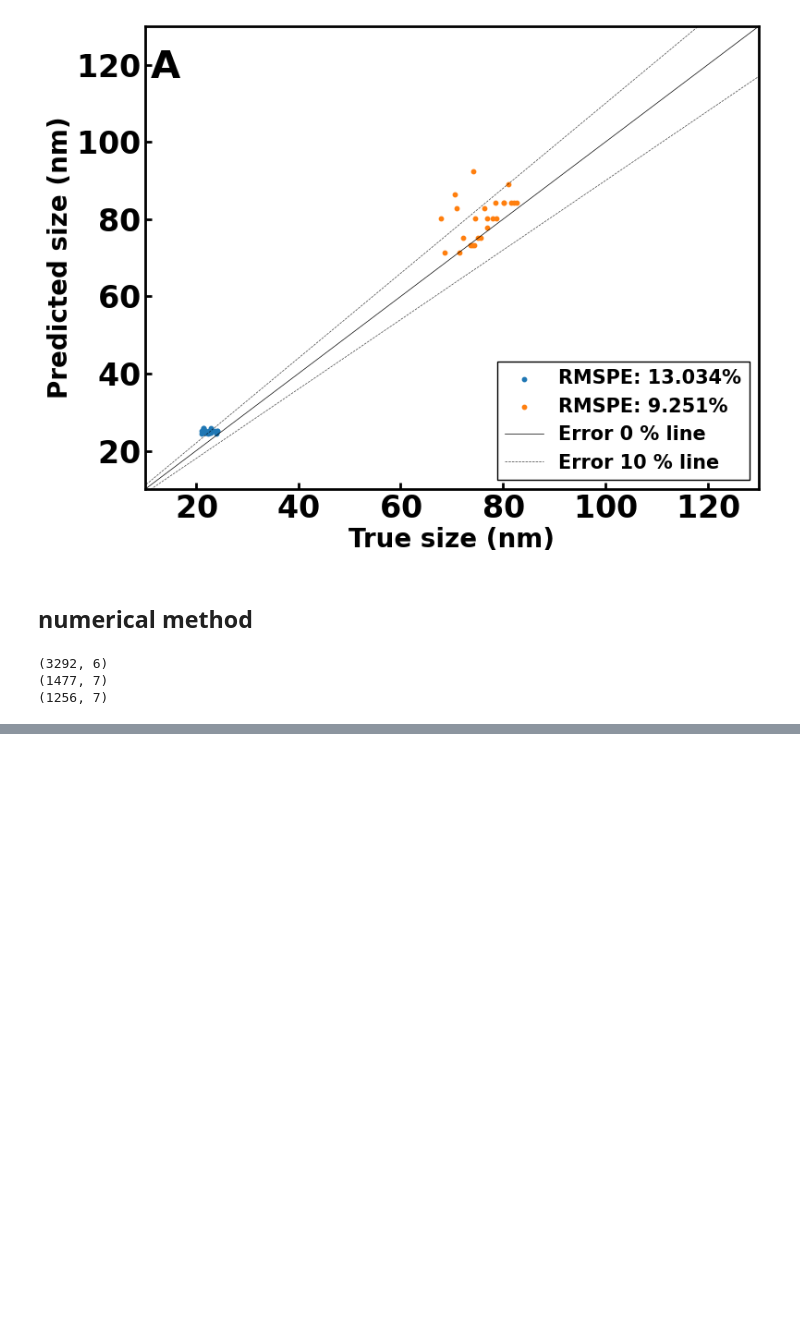
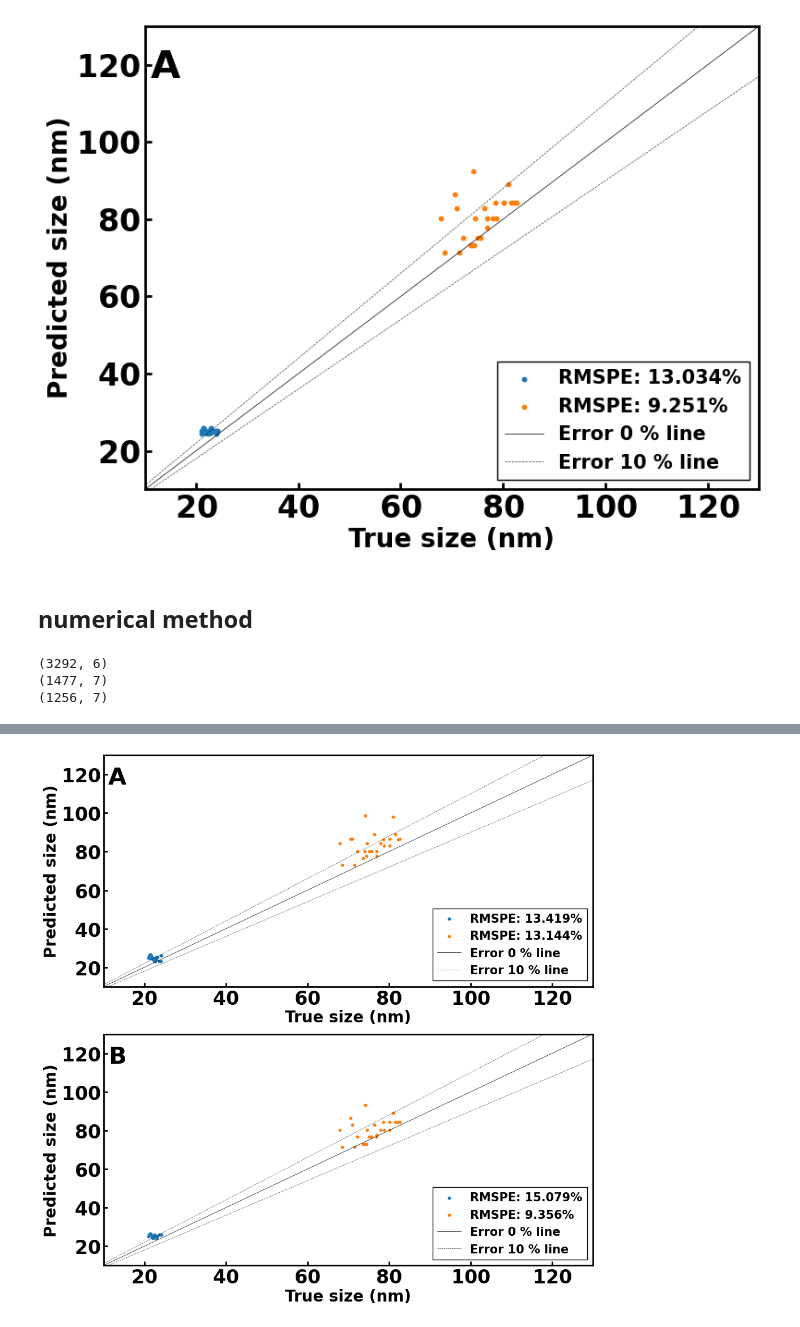
Before and after one commit to SWAN88/AuNR_DA, a Jupyter notebook: 083024_figure4_playground.ipynb, the cells around one changed output, grey strips where cells are left out. Drawn from its saved outputs; the diff is of its cells as text; code cells hidden in the pictures; blank space fills up the shorter version.

```diff
--- a/083024_figure4_playground.ipynb
+++ b/083024_figure4_playground.ipynb
@@ -521,0 +586,41 @@ Text(0.01, 0.95, 'A')
+# %%
+# Create a figure with two subplots, sharing the x-axis
+fig, (ax1, ax2) = plt.subplots(2, 1, sharex=False, figsize=(10, 10))
+
+ax1.scatter(yw_al2o3, yw_pred0, s=10, label=f'RMSPE: {round(rmspew0, 3)}%')
+ax1.scatter(yl_al2o3, yl_pred0, s=10, label=f'RMSPE: {round(rmspel0, 3)}%')
+
+x = np.arange(-1, 181)
+ax1.plot(x, x, c='k', lw=0.5, label='Error 0 % line')
+ax1.plot(x, 1.1*x, c='k', linestyle='--', lw=0.5, label='Error 10 % line', alpha=0.75)
+ax1.plot(x, 0.9*x, c='k', linestyle='--', lw=0.5, alpha=0.75)
+
+ax1.set_xlabel('True size (nm)')
+ax1.set_ylabel('Predicted size (nm)')
+# ax1.set_xticks([2.5, 3.0, 3.5, 4.0, 4.5])
+# ax1.set_yticks([1.5, 1.7, 1.9])
+ax1.set_xlim(10, 130)
+ax1.set_ylim(10, 130)
+ax1.legend(loc='lower right', fontsize=15)
+ax1.text(0.01, 0.95, 'A', ha='left', va='top', transform=ax1.transAxes, fontsize=30)
+
+ax2.scatter(yw_al2o3, yw_pred1, s=10, label=f'RMSPE: {round(rmspew1, 3)}%')
+ax2.scatter(yl_al2o3, yl_pred1, s=10, label=f'RMSPE: {round(rmspel1, 3)}%')
+
+x = np.arange(-1, 181)
+ax2.plot(x, x, c='k', lw=0.5, label='Error 0 % line')
+ax2.plot(x, 1.1*x, c='k', linestyle='--', lw=0.5, label='Error 10 % line', alpha=0.75)
+ax2.plot(x, 0.9*x, c='k', linestyle='--', lw=0.5, alpha=0.75)
+
+ax2.set_xlabel('True size (nm)')
+ax2.set_ylabel('Predicted size (nm)')
+# ax2.set_xticks([2.5, 3.0, 3.5, 4.0, 4.5])
+# ax2.set_yticks([1.5, 1.7, 1.9])
+ax2.set_xlim(10, 130)
+ax2.set_ylim(10, 130)
+ax2.legend(loc='lower right', fontsize=15)
+ax2.text(0.01, 0.95, 'B', ha='left', va='top', transform=ax2.transAxes, fontsize=30)
+
+plt.subplots_adjust(hspace=0)  # Remove the space between plots
+# %% [output]
+[figure, added]
```
Also changed, not shown: parts of 12 cells of this notebook, 1 other file.
